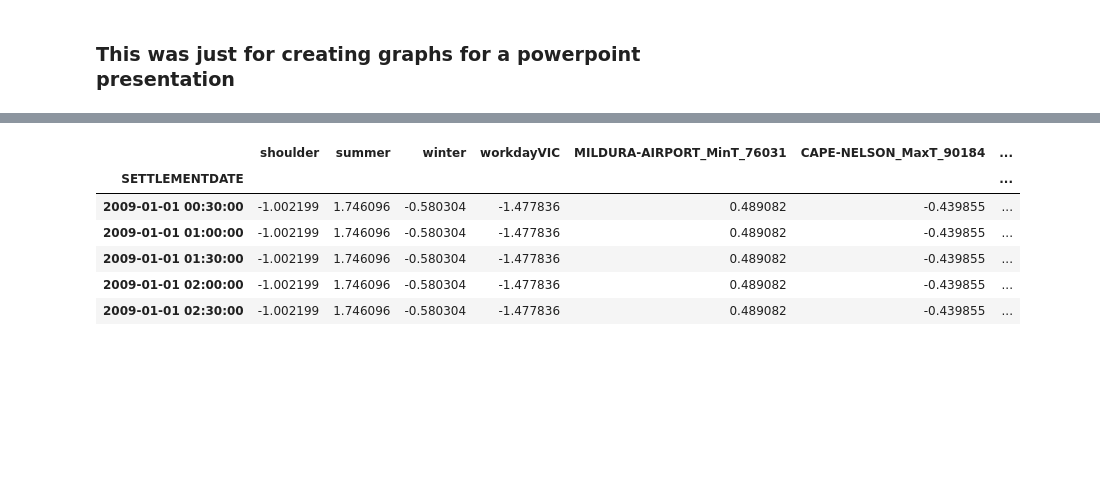
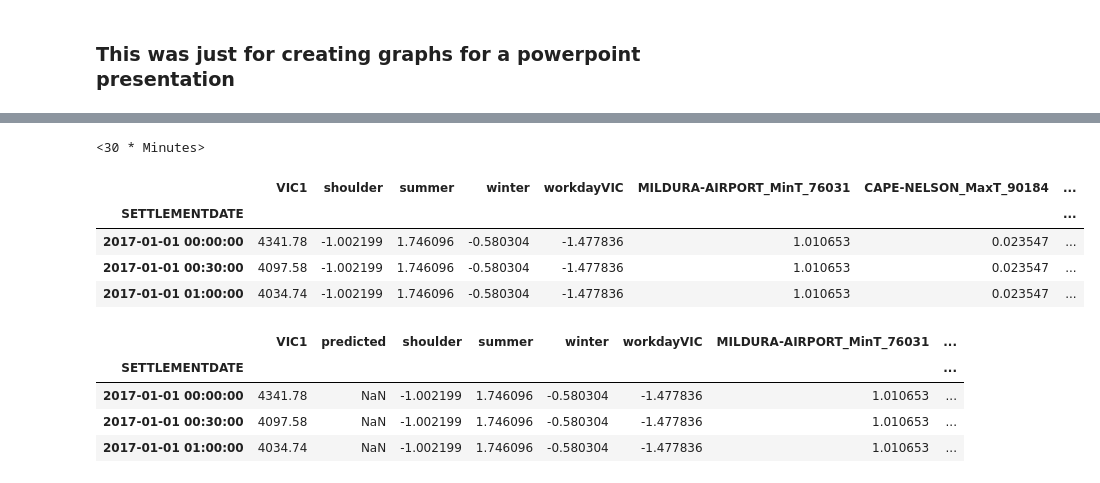
Before and after one commit to pat-hearps/elec-forecast-NEM-GA, a Jupyter notebook: Elec/modelling-analysis/SARIMAX.ipynb, the cells around one changed output, grey strips where cells are left out. Drawn from its saved outputs; the diff is of its cells as text; code cells hidden in the pictures; blank space fills up the shorter version.

```diff
--- a/Elec/modelling-analysis/SARIMAX.ipynb
+++ b/Elec/modelling-analysis/SARIMAX.ipynb
@@ -257,11 +216,0 @@ ssv = StandardScaler()
-# %%
-vfeatures = pd.DataFrame(data=ssv.fit_transform(vfeatures), index=vfeatures.index, columns=vfeatures.columns)
-vfeatures.head()
-# %% [output]
-|  | shoulder | summer | winter | workdayVIC | MILDURA-AIRPORT_MinT_76031 | CAPE-NELSON_MaxT_90184 | ... |
-| SETTLEMENTDATE |  |  |  |  |  |  | ... |
-| 2009-01-01 00:30:00 | -1.002199 | 1.746096 | -0.580304 | -1.477836 | 0.489082 | -0.439855 | ... |
-| 2009-01-01 01:00:00 | -1.002199 | 1.746096 | -0.580304 | -1.477836 | 0.489082 | -0.439855 | ... |
-| 2009-01-01 01:30:00 | -1.002199 | 1.746096 | -0.580304 | -1.477836 | 0.489082 | -0.439855 | ... |
-| 2009-01-01 02:00:00 | -1.002199 | 1.746096 | -0.580304 | -1.477836 | 0.489082 | -0.439855 | ... |
-| 2009-01-01 02:30:00 | -1.002199 | 1.746096 | -0.580304 | -1.477836 | 0.489082 | -0.439855 | ... |
@@ -308,2 +241,24 @@ def test_stationarity(timeseries):
 # %%
 # test_stationarity(target.VIC1)
+# %%
+print(dfmerged.index.freq)
+# %% [output]
+<30 * Minutes>
+# %%
+dfroll = dfmerged[dfmerged.index.year > 2016].copy()
+dfroll.head(3)
+# %% [output]
+|  | VIC1 | shoulder | summer | winter | workdayVIC | MILDURA-AIRPORT_MinT_76031 | CAPE-NELSON_MaxT_90184 | ... |
+| SETTLEMENTDATE |  |  |  |  |  |  |  | ... |
+| 2017-01-01 00:00:00 | 4341.78 | -1.002199 | 1.746096 | -0.580304 | -1.477836 | 1.010653 | 0.023547 | ... |
+| 2017-01-01 00:30:00 | 4097.58 | -1.002199 | 1.746096 | -0.580304 | -1.477836 | 1.010653 | 0.023547 | ... |
+| 2017-01-01 01:00:00 | 4034.74 | -1.002199 | 1.746096 | -0.580304 | -1.477836 | 1.010653 | 0.023547 | ... |
+# %%
+dfroll.insert(1,"predicted",np.NaN)
+dfroll.head(3)
+# %% [output]
+|  | VIC1 | predicted | shoulder | summer | winter | workdayVIC | MILDURA-AIRPORT_MinT_76031 | ... |
+| SETTLEMENTDATE |  |  |  |  |  |  |  | ... |
+| 2017-01-01 00:00:00 | 4341.78 | NaN | -1.002199 | 1.746096 | -0.580304 | -1.477836 | 1.010653 | ... |
+| 2017-01-01 00:30:00 | 4097.58 | NaN | -1.002199 | 1.746096 | -0.580304 | -1.477836 | 1.010653 | ... |
+| 2017-01-01 01:00:00 | 4034.74 | NaN | -1.002199 | 1.746096 | -0.580304 | -1.477836 | 1.010653 | ... |
```
Also changed, not shown: parts of 45 cells of this notebook, 1 other file.
